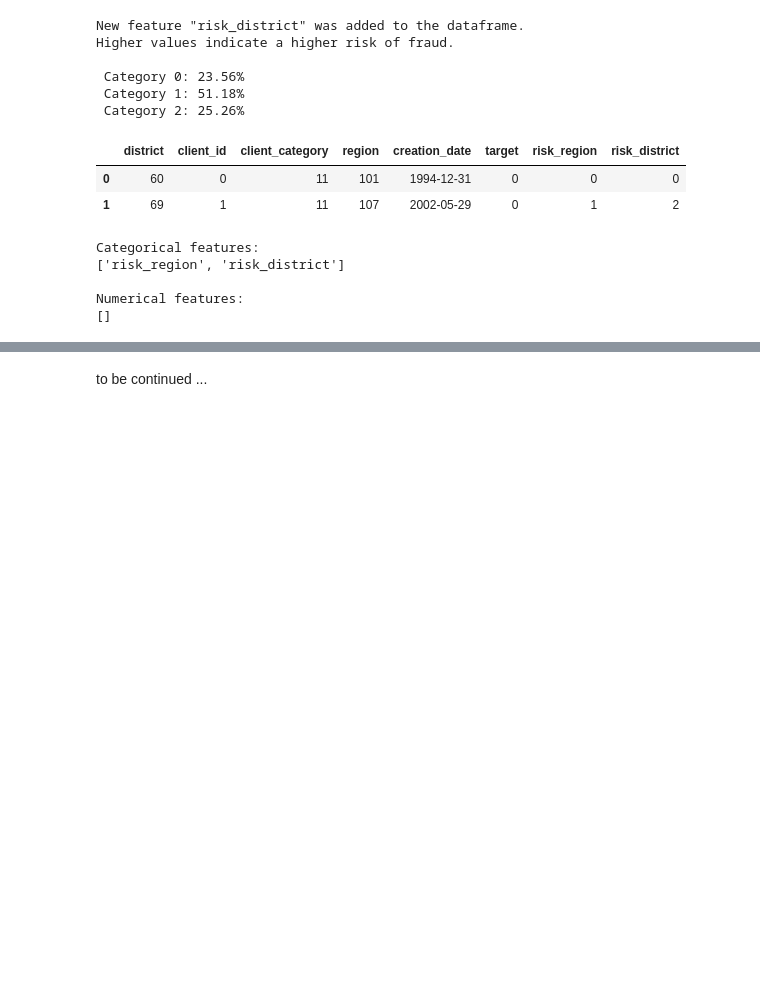
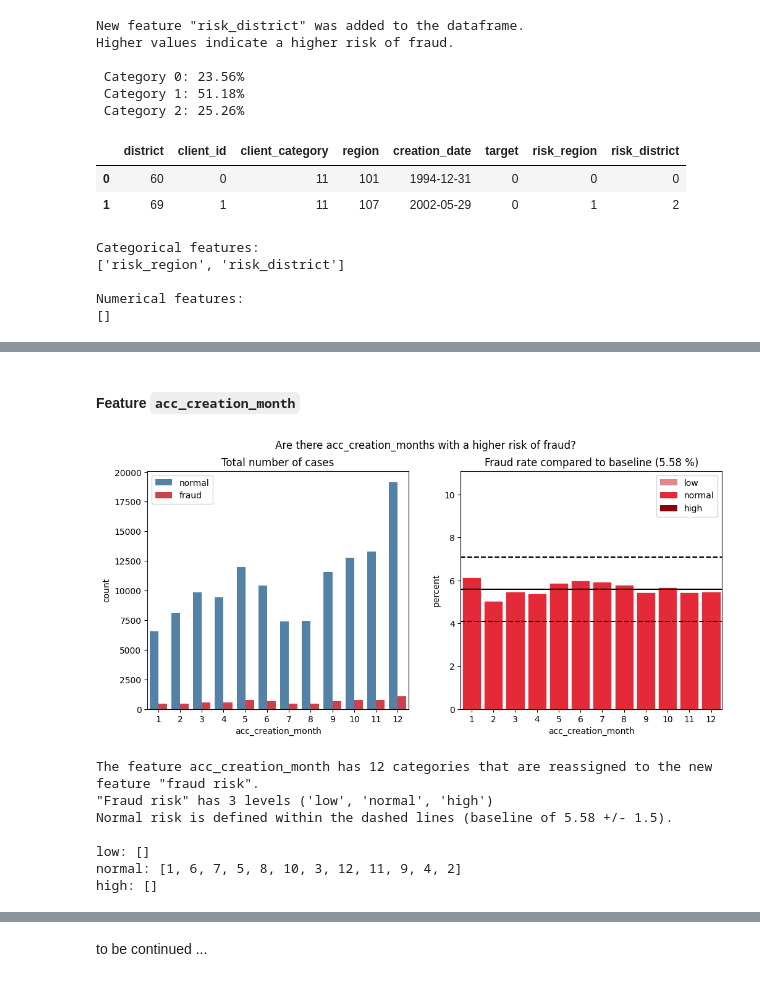
Before and after one commit to A-Lachs/ds_fraud_detection, a Jupyter notebook: EDA/EDA_notebook.ipynb, the cells around one changed output, grey strips where cells are left out. Cells and saved outputs as stored; diff of their text form; code cells hidden in the pictures; blank space fills up the shorter version.

```diff
--- a/EDA/EDA_notebook.ipynb
+++ b/EDA/EDA_notebook.ipynb
@@ -429,0 +544,7 @@ Numerical features:
+# %%
+# 2. Create new feature
+df_client = create_fraud_risk_feature(df_client,
+                                      feature_in='acc_creation_year',
+                                      new_categories=risk_categories_acc_creation_year,
+                                      verbose=True)
+df_client.head(2)
@@ -429,0 +561,18 @@ Numerical features:
+# %% [markdown]
+#### Feature `acc_creation_month`
+# %%
+# 1. Plotting
+grouped_df_acc_creation_month, risk_categories_acc_creation_month  = subplopts_fraud_per_category(df_client,
+                                                                                                  feature='acc_creation_month',
+                                                                                                  fraud_baseline=FRAUD_BASELINE,
+                                                                                                  fraud_range=FRAUD_RANGE,
+                                                                                                  verbose=True)
+# %% [output]
+[figure, added]
+The feature acc_creation_month has 12 categories that are reassigned to the new feature "fraud risk".
+"Fraud risk" has 3 levels ('low', 'normal', 'high')
+Normal risk is defined within the dashed lines (baseline of 5.58 +/- 1.5).
+
+low: []
+normal: [1, 6, 7, 5, 8, 10, 3, 12, 11, 9, 4, 2]
+high: []
```
Also changed, not shown: parts of 30 cells of this notebook, 1 other file.
